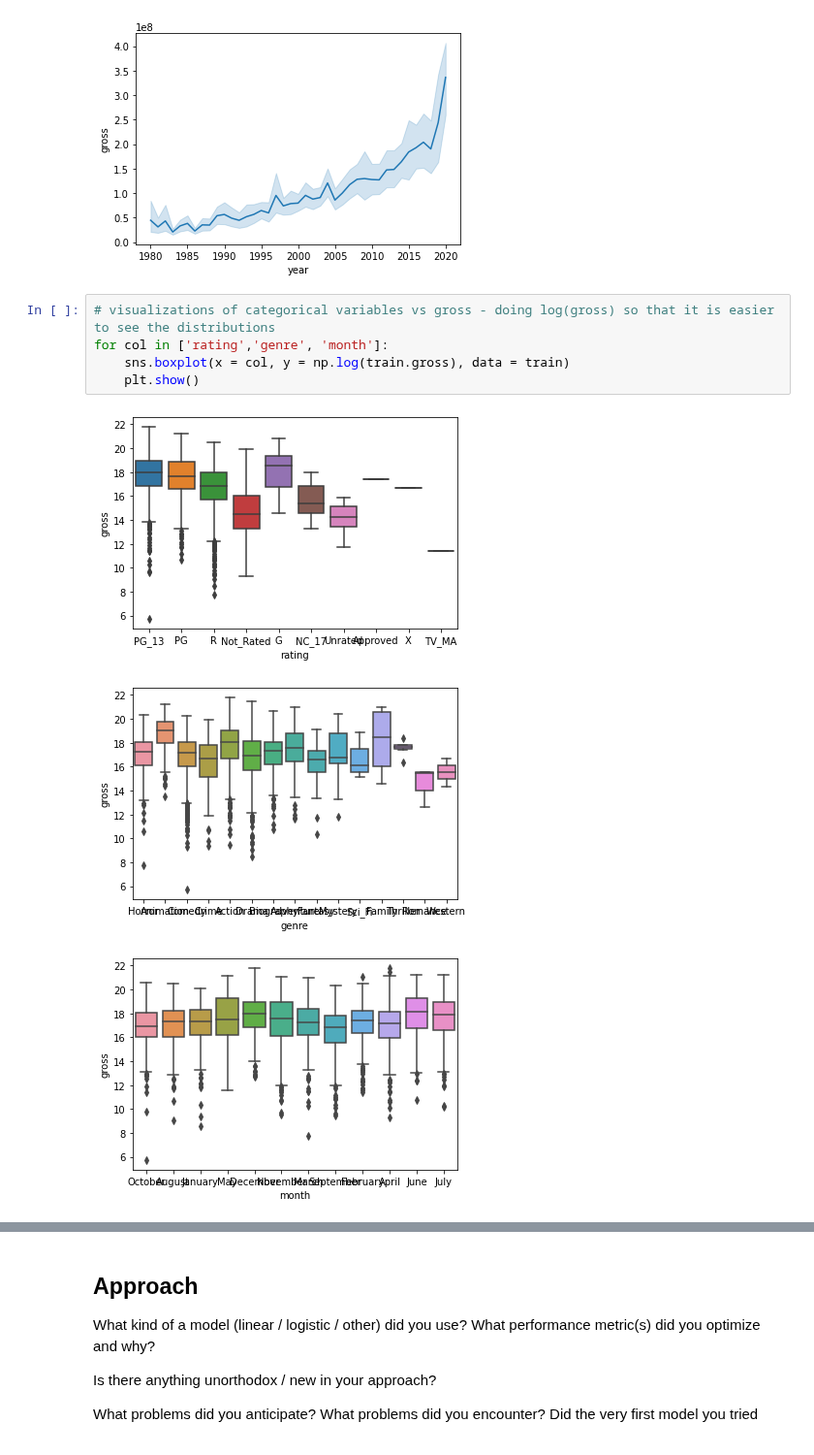
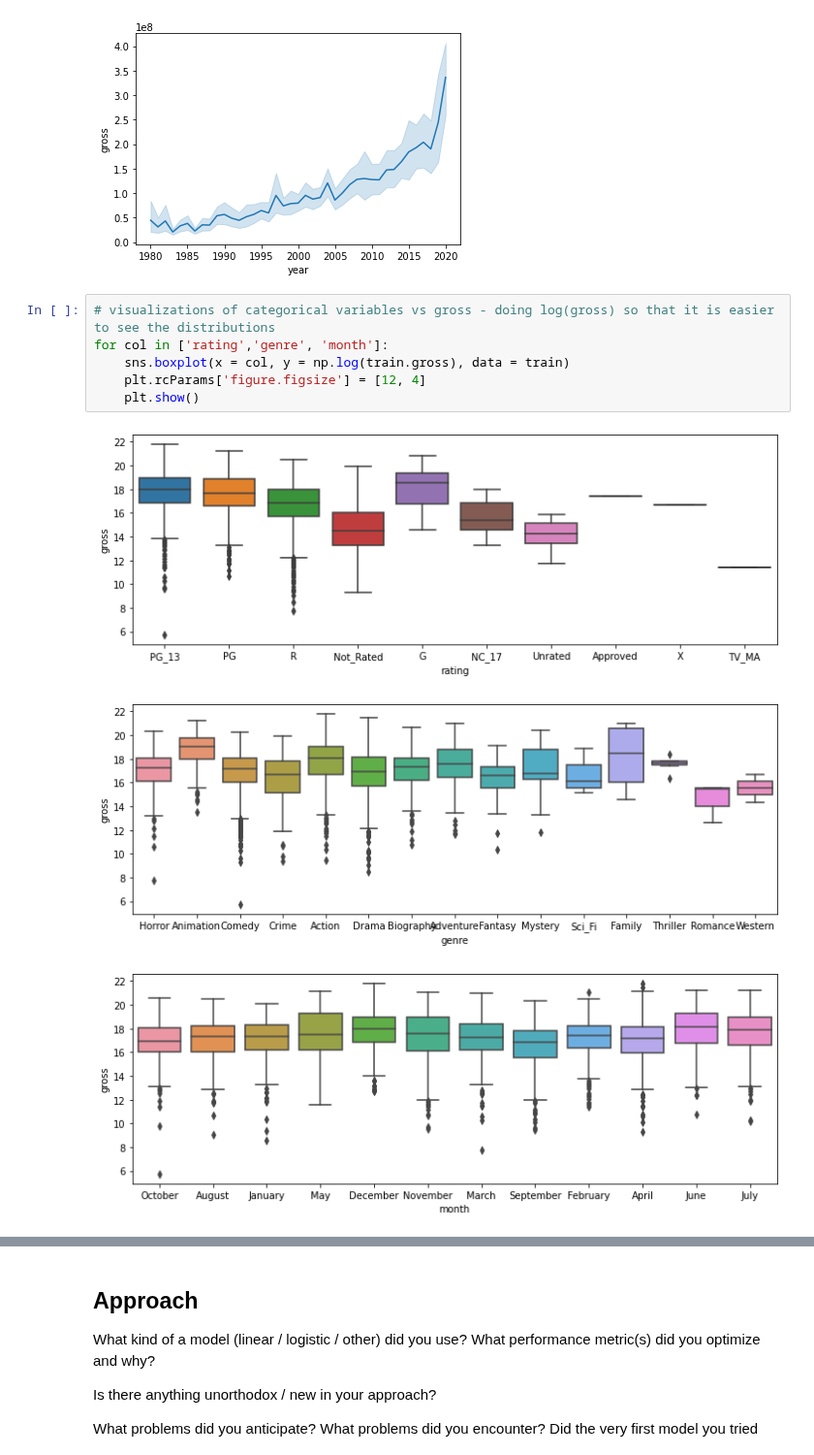
Before and after one commit to isabelgabrielaknight/final-project-303-2, a Jupyter notebook: MarkdownMasters_report.ipynb, the cells around one changed output, grey strips where cells are left out. Shown at 97% size. Drawn from its saved outputs; the diff is of its cells as text.

```diff
--- a/MarkdownMasters_report.ipynb
+++ b/MarkdownMasters_report.ipynb
@@ -120,12 +128,13 @@ sns.lineplot(data = train, x = 'year', y = 'gross')
 # %%
 # visualizations of categorical variables vs gross - doing log(gross) so that it is easier to see the distributions
 for col in ['rating','genre', 'month']:
     sns.boxplot(x = col, y = np.log(train.gross), data = train)
+    plt.rcParams['figure.figsize'] = [12, 4]
     plt.show()
 # %% [output]
-[figure, old version]
+[figure, new version]
-[figure, old version]
+[figure, new version]
-[figure, old version]
+[figure, new version]
 # %% [markdown]
 **Insights from EDA:**
 
```
Also changed, not shown: parts of 9 cells of this notebook.
